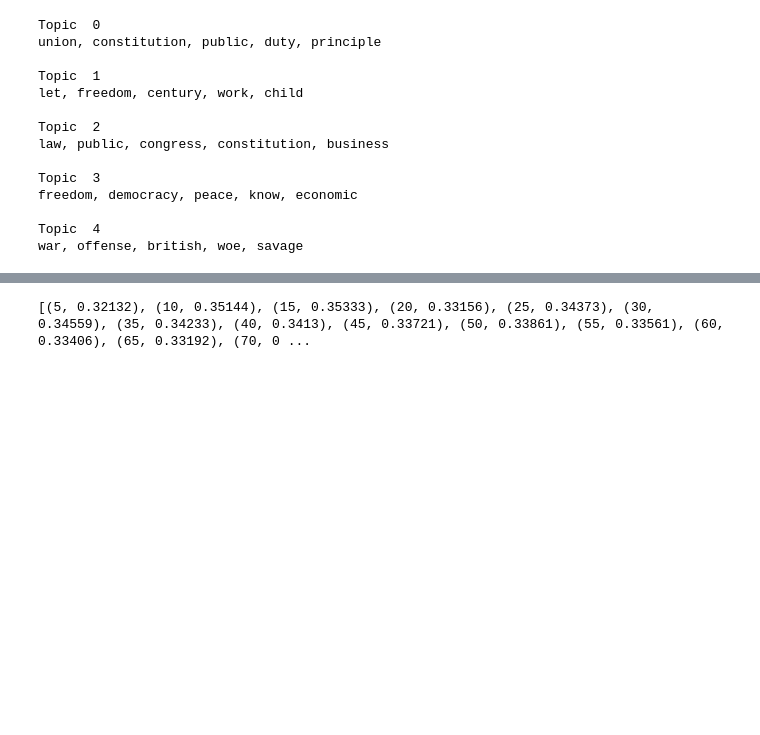
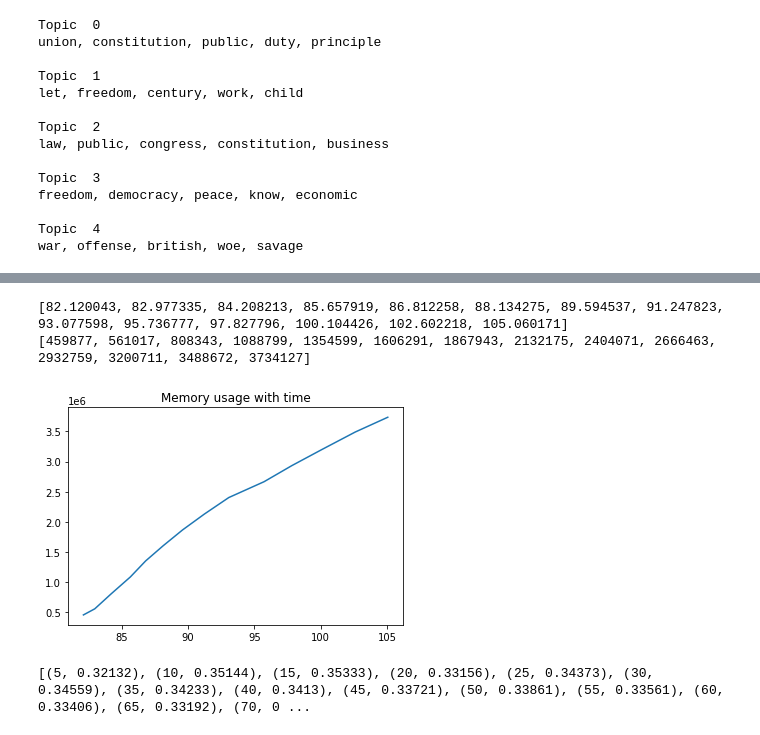
Before and after one commit to aaprasad/DSC210-FA22-Final-Project, a Jupyter notebook: president_nmf.ipynb, the cells around one changed output, grey strips where cells are left out. Saved outputs shown, nothing was run; the diff lists cells and outputs as text; code cells hidden in the pictures; blank space fills up the shorter version.

```diff
--- a/president_nmf.ipynb
+++ b/president_nmf.ipynb
@@ -224,16 +238,15 @@ Metrics
 # %%
 
 processed_texts = raw_data_df['lemmatized_tok_txt_wo_stopwords'].apply(lambda x : x.split(' '))
-# Create hashmap between words and integer ids
-dictionary = Dictionary(processed_texts)
+words_dictionary = Dictionary(processed_texts)
 
 # Filter out extremes to limit the number of features
-dictionary.filter_extremes(no_below=3,
+words_dictionary.filter_extremes(no_below=3,
                           no_above=0.9,
                           keep_n=5000)
 
 # Create the bag-of-words format (list of (token_id, token_count))
-corpus = [dictionary.doc2bow(text) for text in processed_texts]
+corpus = [words_dictionary.doc2bow(text) for text in processed_texts]
 
 # Create a list of the topic numbers we want to try in increasing order
 topic_numbers = list(np.arange(5, 70 + 1, 5))
@@ -241,11 +254,16 @@ topic_numbers = list(np.arange(5, 70 + 1, 5))
 # Running the nmf model and to get the coherence score for each number of topics
 coherence_scores = []
 
+word_dict = {};
+usertime=[]
+memory=[]
+
 for nums in topic_numbers:
+    tracemalloc.start()
     nmf = Nmf(
         corpus=corpus,
         num_topics=nums,
-        id2word=dictionary,
+        id2word=words_dictionary,
         chunksize=2000,
         passes=5,
         kappa=.1,
@@ -258,11 +276,15 @@ for nums in topic_numbers:
         normalize=True,
         random_state=42
     )
+    usage=resource.getrusage(resource.RUSAGE_SELF)
+    usertime.append(usage[1])
+    memory.append(tracemalloc.get_traced_memory()[0] )
+    tracemalloc.stop()
 
     coherence_model = CoherenceModel(
             model=nmf,
             texts=processed_texts,
-            dictionary=dictionary,
+            dictionary=words_dictionary,
             coherence='c_v'
         )
 
@@ -274,3 +318,16 @@ best_topics_number = sorted(coherence_scores_tup, key=itemgetter(1), reverse=Tru
+# %%
+from matplotlib import pyplot as plt1
+
+plt1.title("Memory usage with time")
+print(usertime)
+print(memory)
+# Plot values using x,y coordinates:
+plt1.plot(usertime,memory)
+plt1.show()
+# %% [output]
+[82.120043, 82.977335, 84.208213, 85.657919, 86.812258, 88.134275, 89.594537, 91.247823, 93.077598, 95.736777, 97.827796, 100.104426, 102.602218, 105.060171]
+[459877, 561017, 808343, 1088799, 1354599, 1606291, 1867943, 2132175, 2404071, 2666463, 2932759, 3200711, 3488672, 3734127]
+[figure, added]
 # %%
 print(coherence_scores_tup)
 x_val = [x[0] for x in coherence_scores_tup]
```
Also changed, not shown: parts of 8 cells of this notebook.
